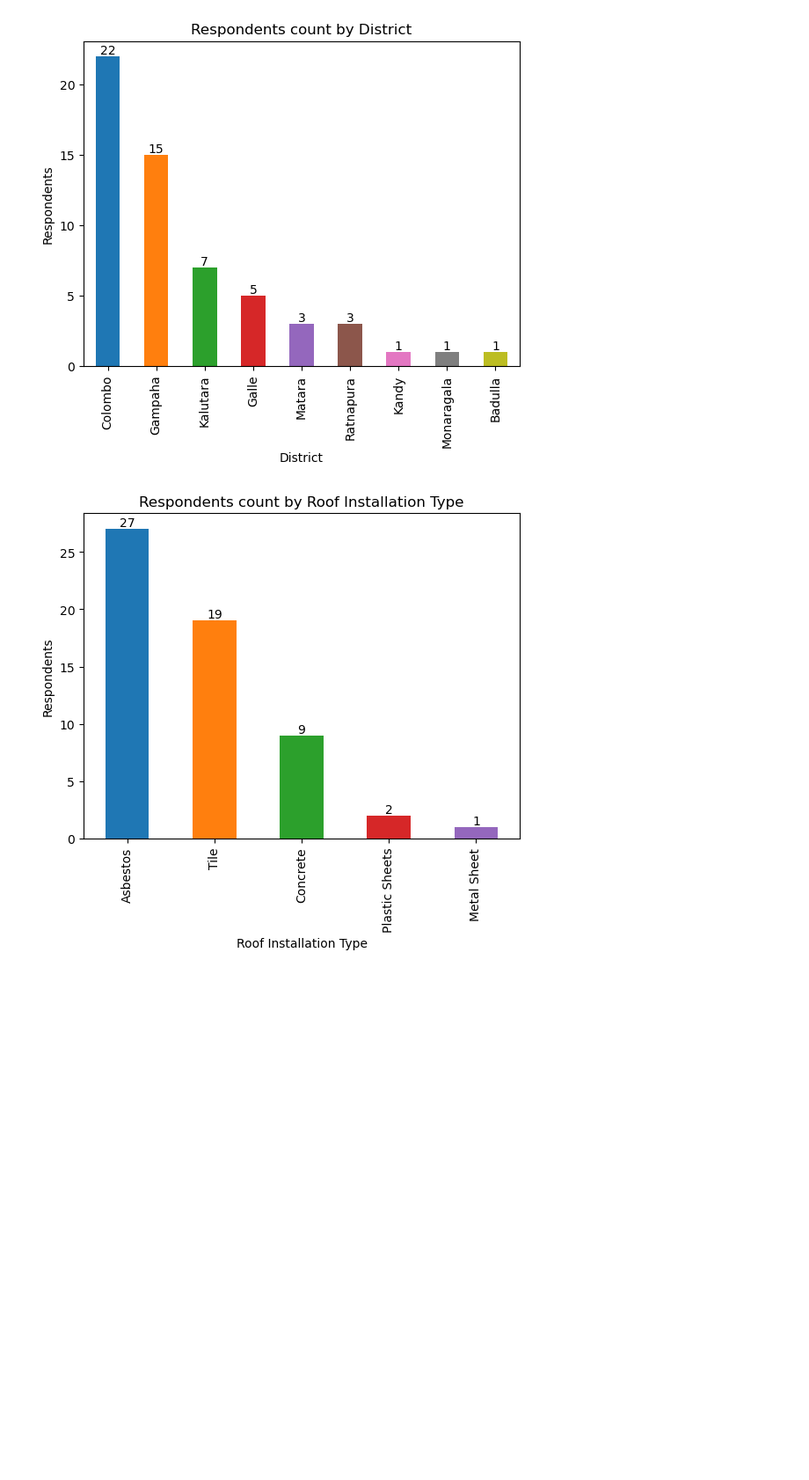
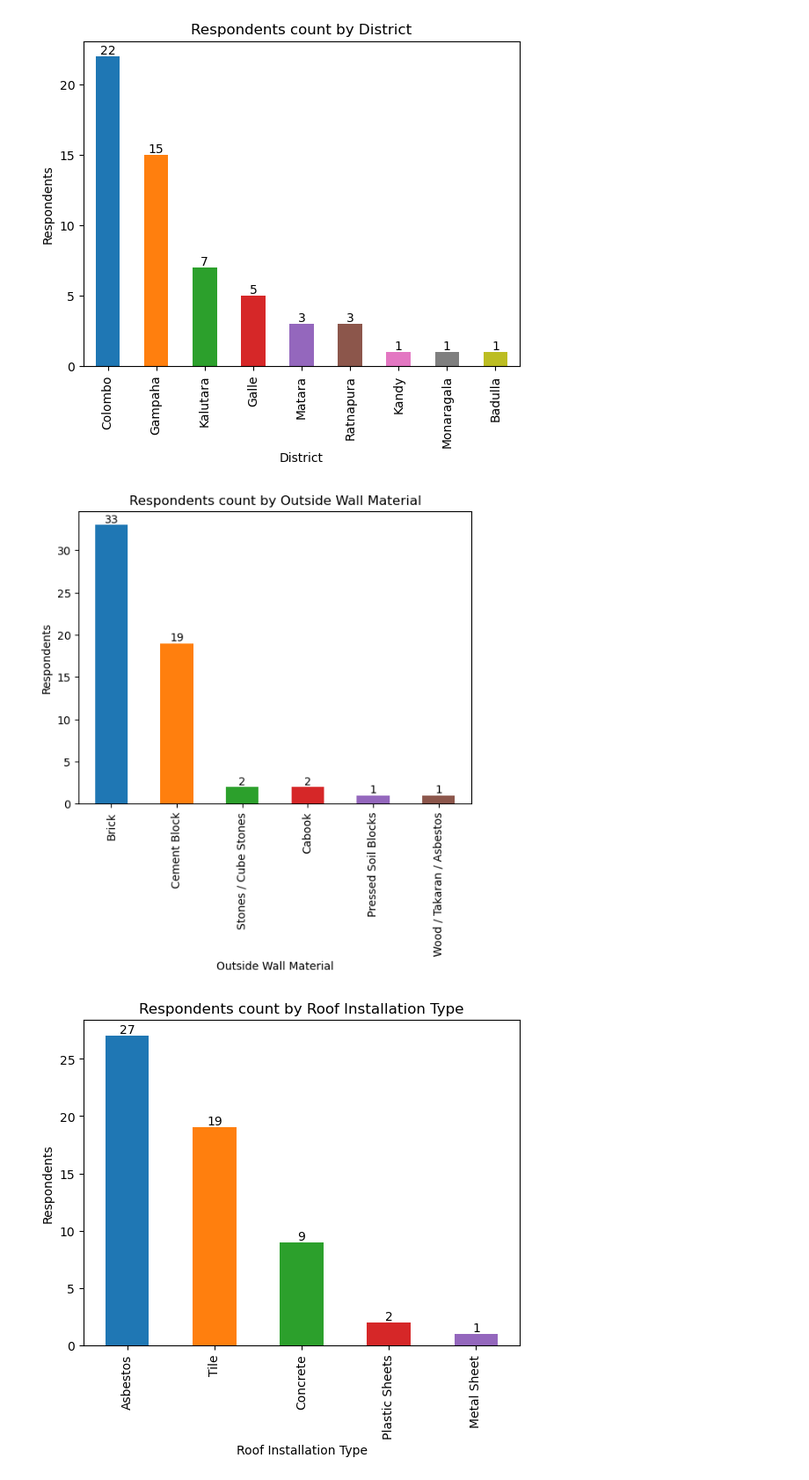
Before and after one commit to pcperera/energy-usage-sri-lanka, a Jupyter notebook: descriptive.ipynb, the cells around one changed output. Shown at 88% size. Drawn from its saved outputs; the diff is of its cells as text; code cells hidden in the pictures; blank space fills up the shorter version.

```diff
--- a/descriptive.ipynb
+++ b/descriptive.ipynb
@@ -45,6 +45,7 @@ Index(['Method', 'Timestamp',
 # %%
 df = raw_df
 # %%
+df.rename(columns={'What is the best representation of the major material your outside walls are made of?': 'Outside Wall Material'}, inplace=True)
 df.rename(columns={'What is the major type of roof installation used in your house (on the highest floor)?': 'Roof Installation Type'}, inplace=True)
 df.rename(columns={'Which district you are residing?': 'District'}, inplace=True)
 df.rename(columns={'Which Secretarial division your house belonged?': 'Secretarial Division'}, inplace=True)
@@ -82,6 +83,10 @@ def bar_plot(field_name: str):
 bar_plot('District')
 # %% [output]
 [figure]
+# %%
+bar_plot('Outside Wall Material')
+# %% [output]
+[figure, added]
 # %%
 bar_plot('Roof Installation Type')
 # %% [output]
```
Also changed, not shown: parts of 1 cell of this notebook.
